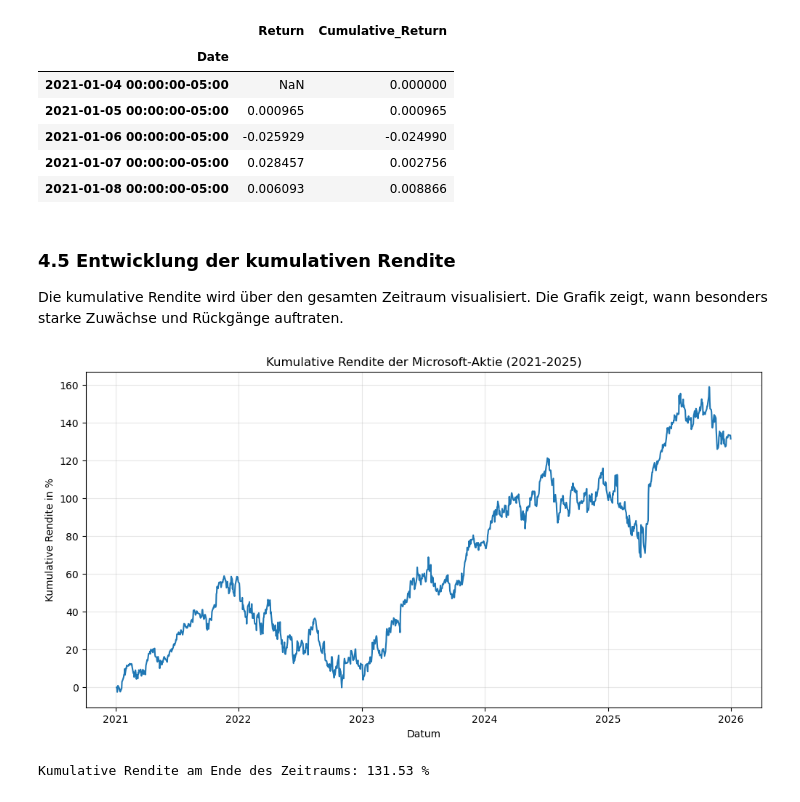
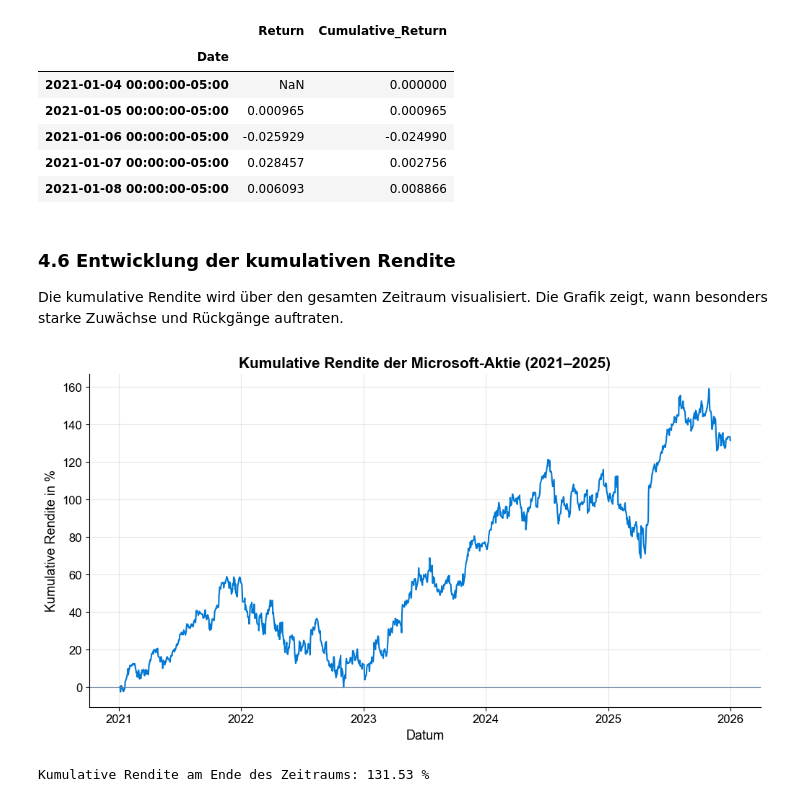
Before and after one commit to ashkln-hub/aktienanalyse-microsoft-python, a Jupyter notebook: Microsoft_Aktienanalyse.ipynb, the cells around one changed output. Drawn from its saved outputs; the diff is of its cells as text; code cells hidden in the pictures.

```diff
--- a/Microsoft_Aktienanalyse.ipynb
+++ b/Microsoft_Aktienanalyse.ipynb
@@ -194,0 +240,13 @@ Der bereinigte Schlusskurs und damit die daraus abgeleitete Wertentwicklung stei
+# %%
+data["SMA_50"] = data["Close"].rolling(50).mean()    # Mittelwert der letzten 50 Handelstage
+data["SMA_200"] = data["Close"].rolling(200).mean()  # Mittelwert der letzten 200 Handelstage
+
+fig, ax = plt.subplots()
+ax.plot(data.index, data["Close"], color=FARBEN["msft"], linewidth=1.3, label="Bereinigter Schlusskurs")
+ax.plot(data.index, data["SMA_50"], color=FARBEN["markt"], linewidth=1.8, label="SMA 50")
+ax.plot(data.index, data["SMA_200"], color=FARBEN["dunkel"], linewidth=2.0, linestyle="--", label="SMA 200")
+ax.set_title("Microsoft-Kurs mit gleitenden Durchschnitten (2021–2025)")
+ax.set_xlabel("Datum")
+ax.set_ylabel("Bereinigter Schlusskurs in USD")
+ax.legend(loc="upper left")
+plt.show()
@@ -277,19 +385,19 @@ data[["Return", "Cumulative_Return"]].head()
 | 2021-01-07 00:00:00-05:00 | 0.028457 | 0.002756 |
 | 2021-01-08 00:00:00-05:00 | 0.006093 | 0.008866 |
 # %% [markdown]
-### 4.5 Entwicklung der kumulativen Rendite
+### 4.6 Entwicklung der kumulativen Rendite
 
 Die kumulative Rendite wird über den gesamten Zeitraum visualisiert. Die Grafik zeigt, wann besonders starke Zuwächse und Rückgänge auftraten.
 # %%
-plt.figure(figsize=(12, 6))
-plt.plot(data.index, data["Cumulative_Return"] * 100, linewidth=1.5)
-plt.title("Kumulative Rendite der Microsoft-Aktie (2021-2025)")
-plt.xlabel("Datum")
-plt.ylabel("Kumulative Rendite in %")
-plt.grid(alpha=0.3)
+fig, ax = plt.subplots()
+ax.plot(data.index, data["Cumulative_Return"] * 100, color=FARBEN["msft"], linewidth=1.5)
+ax.axhline(0, color=FARBEN["grau"], linewidth=0.8)
+ax.set_title("Kumulative Rendite der Microsoft-Aktie (2021–2025)")
+ax.set_xlabel("Datum")
+ax.set_ylabel("Kumulative Rendite in %")
 plt.show()
 # %% [output]
-[figure, old version]
+[figure, new version]
 # %%
 final_cumulative_return = data["Cumulative_Return"].iloc[-1] * 100
 
```
Also changed, not shown: parts of 70 cells of this notebook, 4 other files.
